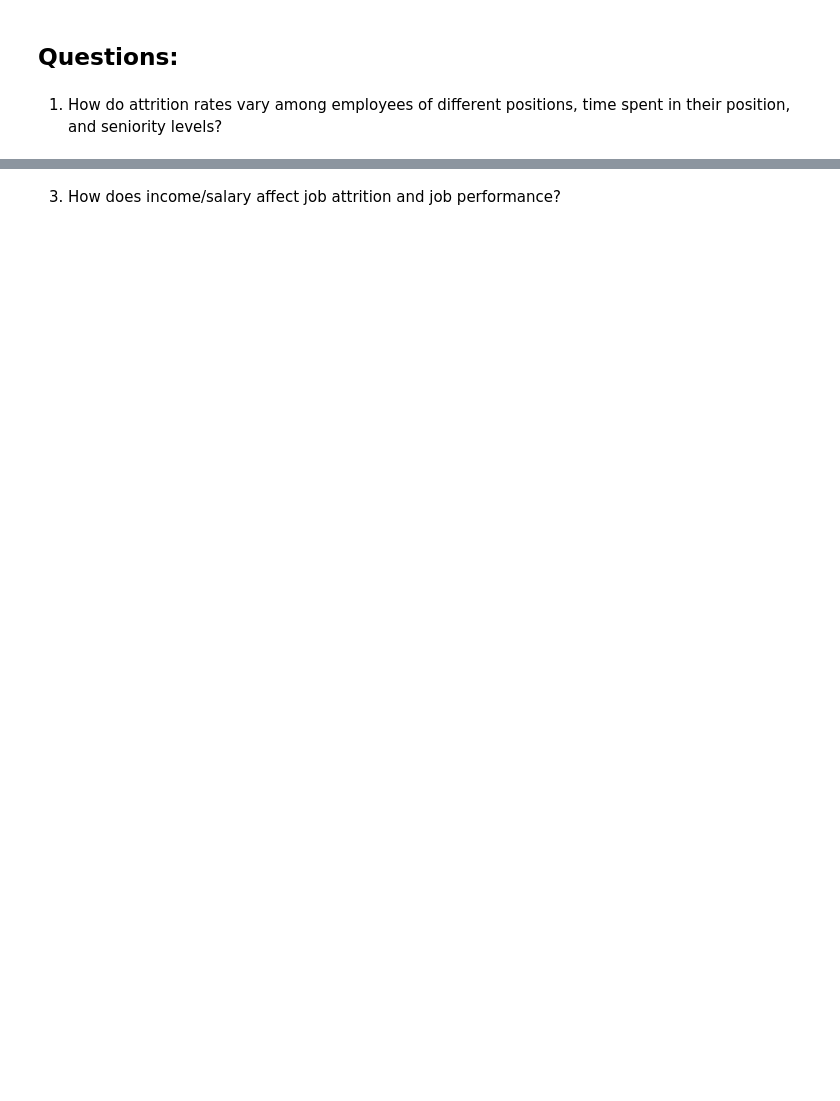
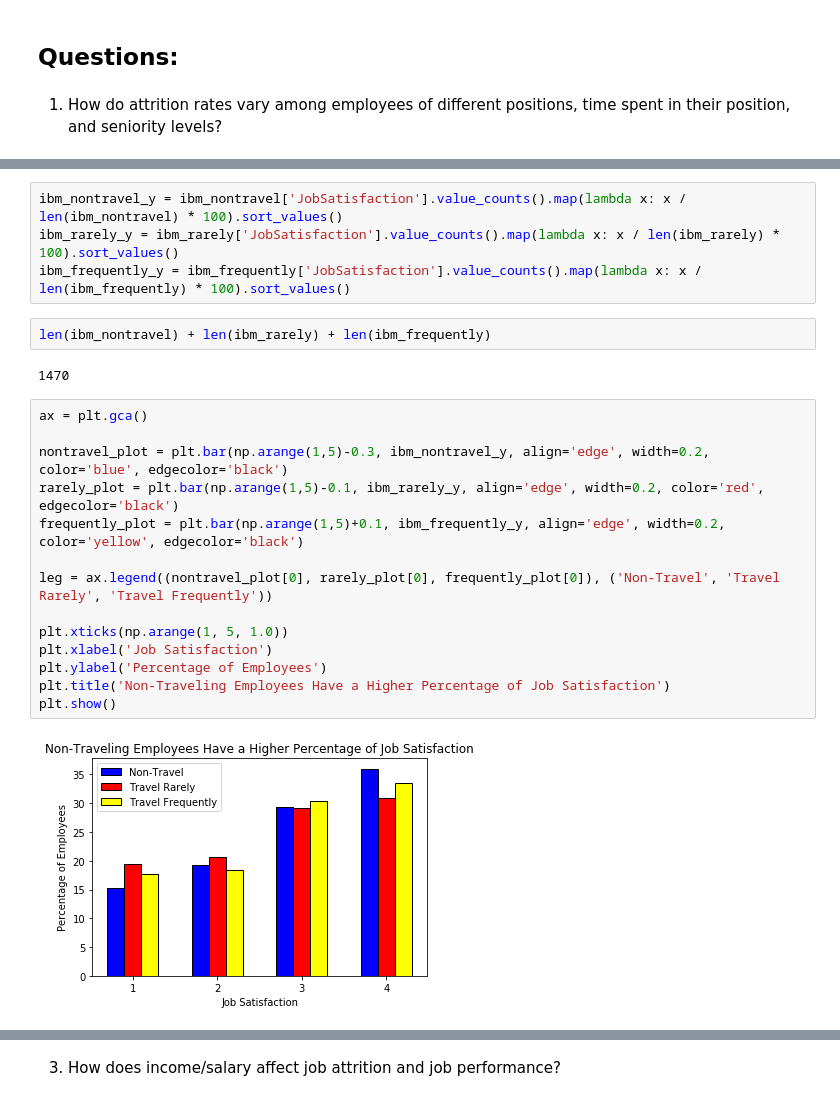
Before and after one commit to Brandyn-Amado/67-364_Project_1, a Jupyter notebook: project_1.ipynb, the cells around one changed output, grey strips where cells are left out. Cells and saved outputs as stored; diff of their text form; blank space fills up the shorter version.

```diff
--- a/project_1.ipynb
+++ b/project_1.ipynb
@@ -48,0 +107,24 @@ Index(['Age', 'Attrition', 'BusinessTravel', 'DailyRate', 'Department',
+# %%
+ibm_nontravel_y = ibm_nontravel['JobSatisfaction'].value_counts().map(lambda x: x / len(ibm_nontravel) * 100).sort_values()
+ibm_rarely_y = ibm_rarely['JobSatisfaction'].value_counts().map(lambda x: x / len(ibm_rarely) * 100).sort_values()
+ibm_frequently_y = ibm_frequently['JobSatisfaction'].value_counts().map(lambda x: x / len(ibm_frequently) * 100).sort_values()
+# %%
+len(ibm_nontravel) + len(ibm_rarely) + len(ibm_frequently)
+# %% [output]
+1470
+# %%
+ax = plt.gca()
+
+nontravel_plot = plt.bar(np.arange(1,5)-0.3, ibm_nontravel_y, align='edge', width=0.2, color='blue', edgecolor='black')
+rarely_plot = plt.bar(np.arange(1,5)-0.1, ibm_rarely_y, align='edge', width=0.2, color='red', edgecolor='black')
+frequently_plot = plt.bar(np.arange(1,5)+0.1, ibm_frequently_y, align='edge', width=0.2, color='yellow', edgecolor='black')
+
+leg = ax.legend((nontravel_plot[0], rarely_plot[0], frequently_plot[0]), ('Non-Travel', 'Travel Rarely', 'Travel Frequently'))
+
+plt.xticks(np.arange(1, 5, 1.0))
+plt.xlabel('Job Satisfaction')
+plt.ylabel('Percentage of Employees')
+plt.title('Non-Traveling Employees Have a Higher Percentage of Job Satisfaction')
+plt.show()
+# %% [output]
+[figure, added]
```
Also changed, not shown: parts of 11 cells of this notebook.
